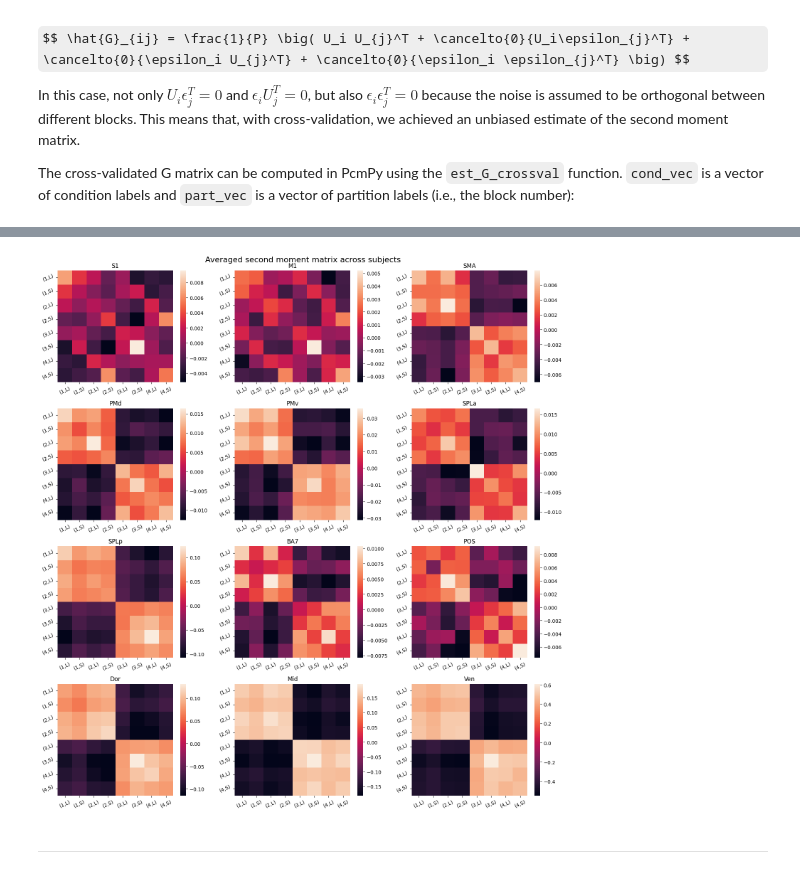
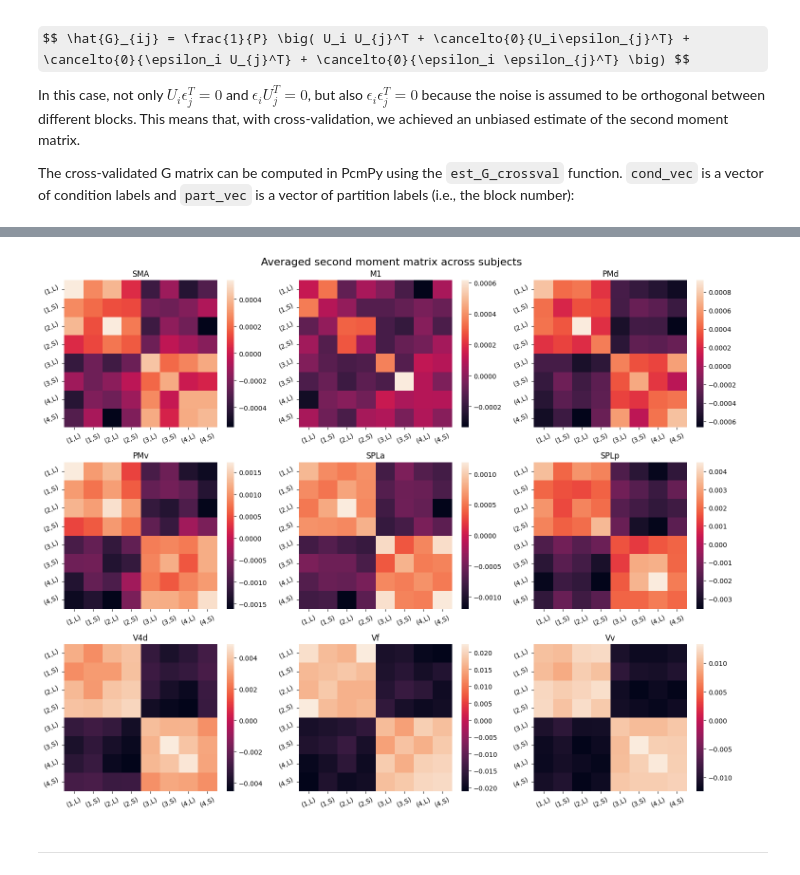
Before and after one commit to psb629/SeqSpatialSupp_fMRI, a Jupyter notebook: Notebook/glmsingle.glm1.D_matrix.ipynb, the cells around one changed output, grey strips where cells are left out. Saved outputs shown, nothing was run; the diff lists cells and outputs as text; code cells hidden in the pictures; some formulas as TeX source.

```diff
--- a/Notebook/glmsingle.glm1.D_matrix.ipynb
+++ b/Notebook/glmsingle.glm1.D_matrix.ipynb
@@ -224,4 +199,0 @@ dir_work = join(dir_surf,'glm_%1d'%glm)
-# %%
-subj = 'S01'
-fname = join(dir_work, subj,'%s.%s.glm_%1d.beta.func.gii'%(subj,hem,glm))
-gii = nb.load(fname)
@@ -241,7 +226,7 @@ for ii, (key, beta) in enumerate(tqdm(betas.items())):
     g = sns.heatmap(G, cmap=cm.jet, ax=ax)
     g.set_xlabel('voxel')
     g.set_ylabel('voxel')
-    g.set_title('Variance-covariance between voxels in %s'%list_roi[ii])
+    g.set_title('Variance-covariance between voxels in %s'%key)
 fig.tight_layout()
 # %% [output]
 [figure]
@@ -247,0 +240,16 @@ fig.tight_layout()
+# %%
+nrows = 3
+ncols = 3
+fig, axs = plt.subplots(ncols=ncols, nrows=nrows, figsize=(5*ncols,4*nrows))
+axs = np.concatenate(axs)
+
+for ii, (key, beta) in enumerate(tqdm(betas.items())):
+    ax = axs[ii]
+    _, P= beta.shape
+
+    G = beta.T@beta / P
+    g = sns.heatmap(G, cmap=cm.jet, ax=ax)
+    g.set_xlabel('voxel')
+    g.set_ylabel('voxel')
+    g.set_title('Variance-covariance between voxels in %s'%key)
+fig.tight_layout()
@@ -265,17 +273,22 @@ for ii, sn in enumerate(tqdm(list_sn)):
         'part_vec': reginfo.run.values
     }
 
-    fname = join(dir_work, subj,'%s.%s.glm_%1d.beta.func.gii'%(subj,hem,glm))
-    gii = nb.load(fname)
-    betas = fast_masking(gii=gii, mask=mask) # beta.shape = (nRegressors, nVoxels) for each ROI
+    fname = join(dir_work, subj, '%s.%s.glm_%1d.beta.func.gii'%(subj,hem,glm))
+    img_beta = nb.load(fname)
+    fname = join(dir_work, subj, '%s.%s.glm_%1d.R2.func.gii'%(subj,hem,glm))
+    img_R2 = nb.load(fname)
+    betas, _ = simage.gii_get_masked_betas(
+        img_mask=img_mask,
+        img_beta=img_beta,
+        img_residue=img_R2,
+        labels=list_roi
+    )
 
-    for jj, roi in enumerate(list_roi):
-        if ii == 0:
+    for roi, beta in betas.items():
+        if ii==0:
             Y_dataset[roi] = []
-
-        key = str(jj+1)
         data = pcm.dataset.Dataset(
-            measurements=betas[key],
+            measurements=beta,
             obs_descriptors=obs_des
         )
         Y_dataset[roi].append(data)
@@ -386,20 +396,20 @@ Ven (12, 8, 8)
 # %%
-nrows, ncols = 4,3
+nrows, ncols = 3,3
 fig, axs = plt.subplots(nrows=nrows, ncols=ncols, figsize=(5*ncols,4*nrows))
 axs = np.concatenate(axs)
 
 for ii, roi in enumerate(tqdm(list_roi)):
     ax = axs[ii]
     G_avg = G_hat_dataset[roi].mean(axis=0)
     g = sns.heatmap(
         rearrange_mat(square_mat=G_avg, label_orig=labels, label_arrange=new_labels),
         ax=ax
     )
     g.set_xticks(g.get_xticks(), labels, rotation=25)
     g.set_yticks(g.get_yticks(), labels, rotation=25)
     g.set_title(roi)
 
 fig.suptitle('Averaged second moment matrix across subjects', fontsize=16)
 fig.tight_layout()
 # %% [output]
-[figure, old version]
+[figure, new version]
```
Also changed, not shown: parts of 24 cells of this notebook, 1 other file.
